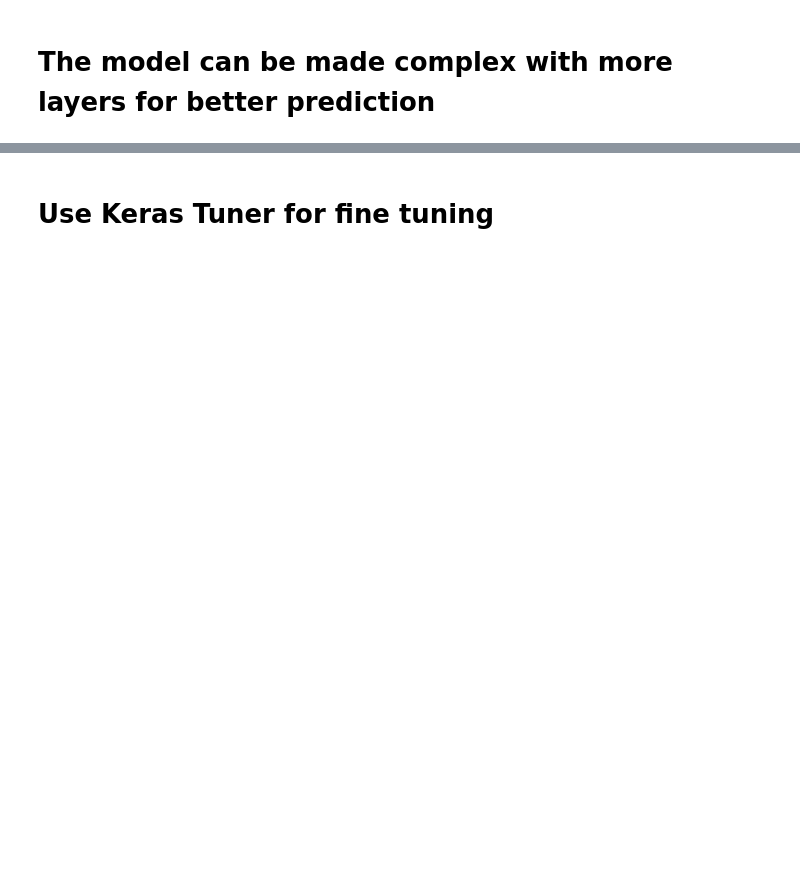
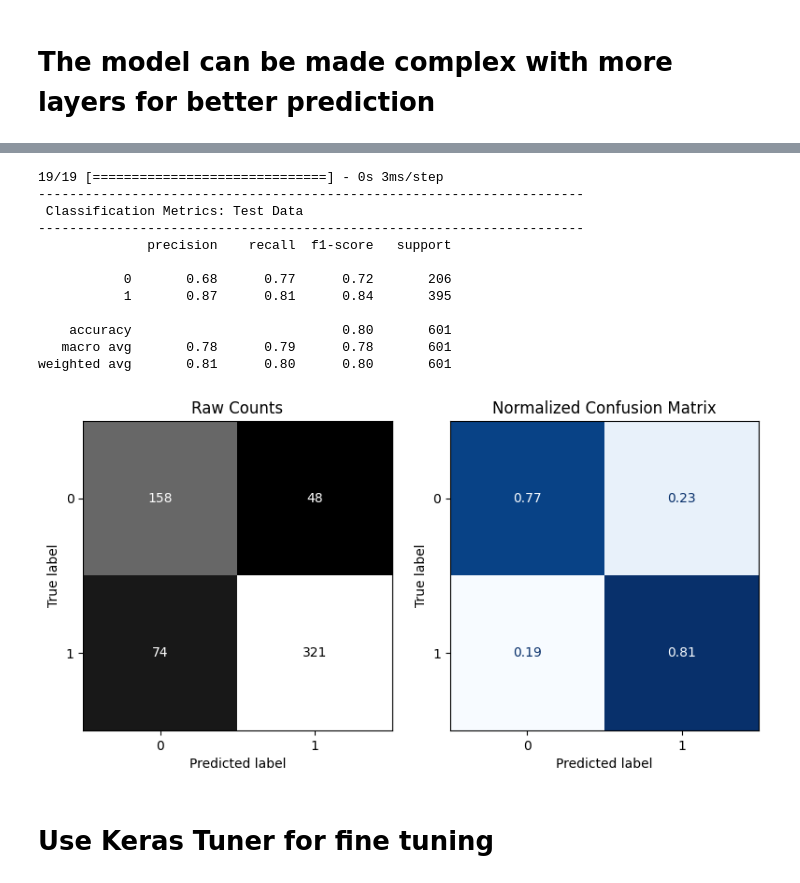
Before and after one commit to dimLMT/Metabolic-Syndrome-Forecast, a Jupyter notebook: part3.ipynb, the cells around one changed output, grey strips where cells are left out. Cells and saved outputs as stored; diff of their text form; code cells hidden in the pictures; blank space fills up the shorter version.

```diff
--- a/part3.ipynb
+++ b/part3.ipynb
@@ -327,3 +336,23 @@ Epoch 28/50
+# %%
+# make predictions
+y_pred_test = model2.predict(X_test_tf)
+# round the predictions
+y_pred_test = np.round(y_pred_test)
+classification_metrics(y_test_enc, y_pred_test, label='Test Data')
+# %% [output]
+19/19 [==============================] - 0s 3ms/step
+----------------------------------------------------------------------
+ Classification Metrics: Test Data
+----------------------------------------------------------------------
+              precision    recall  f1-score   support
+
+           0       0.68      0.77      0.72       206
+           1       0.87      0.81      0.84       395
+
+    accuracy                           0.80       601
+   macro avg       0.78      0.79      0.78       601
+weighted avg       0.81      0.80      0.80       601
+[figure, added]
 # %% [markdown]
 # Use Keras Tuner for fine tuning
 # %%
```
Also changed, not shown: parts of 21 cells of this notebook.
